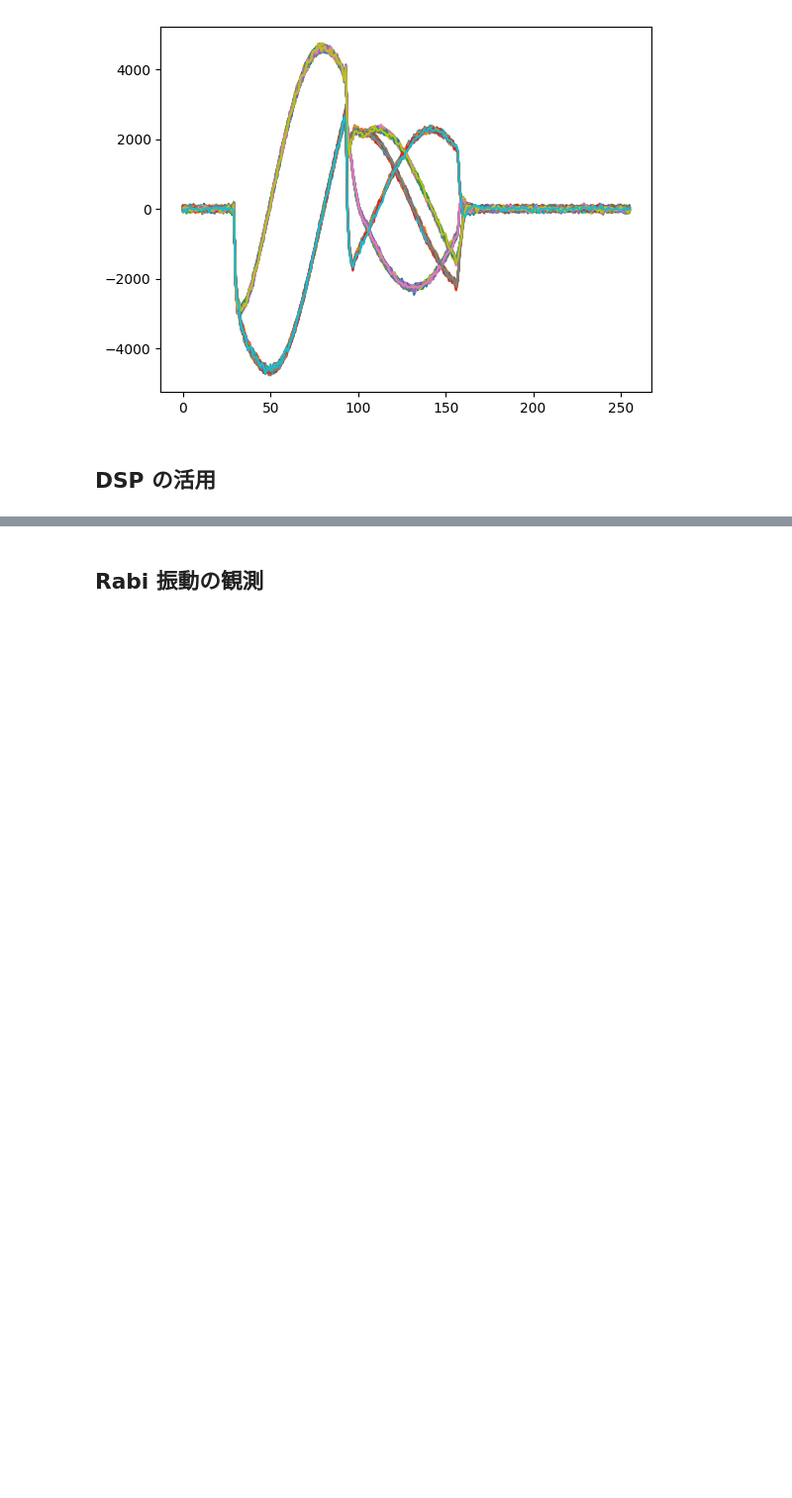
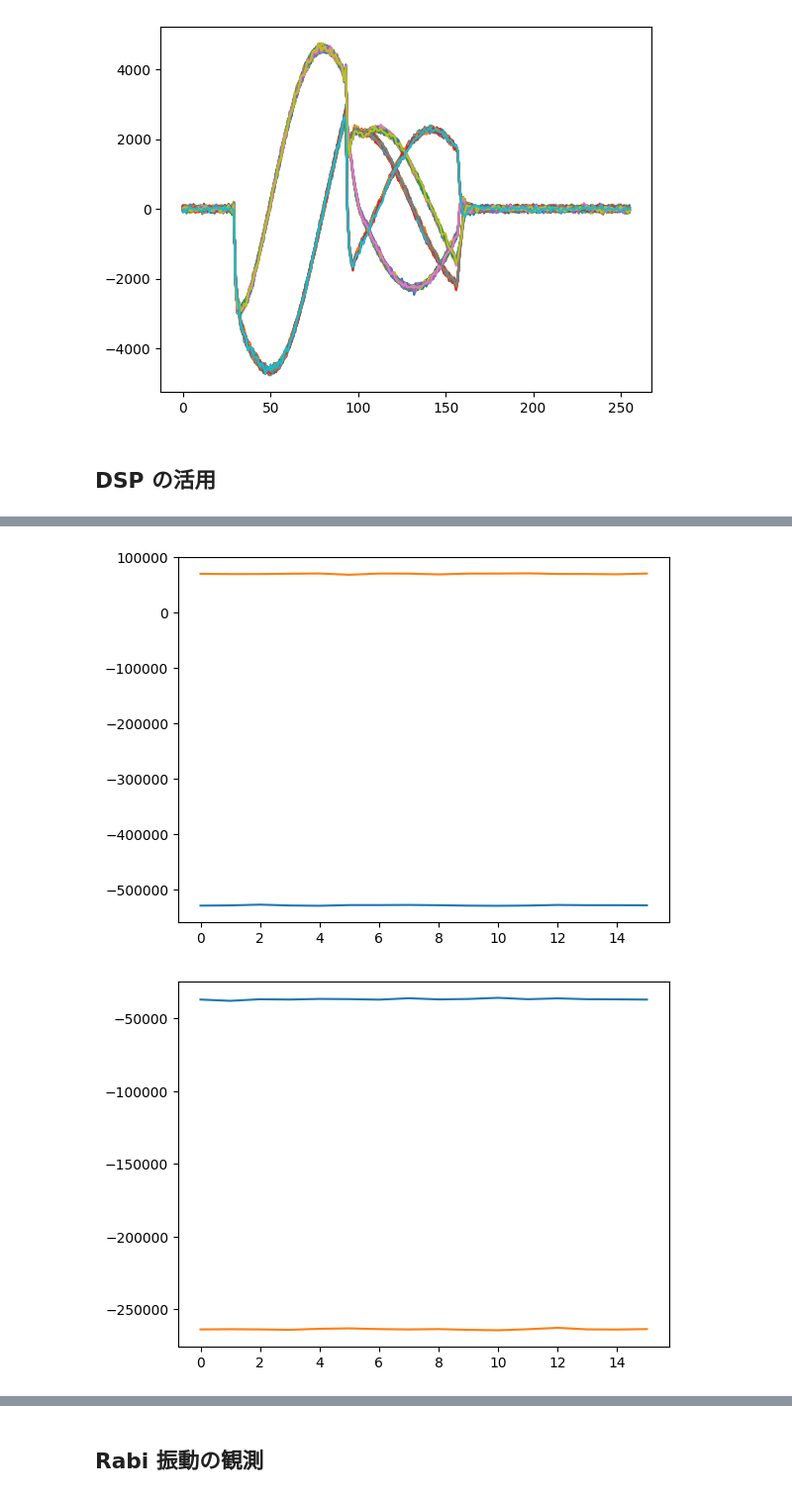
Before and after one commit to qiqb-osaka/qube-calib, a Jupyter notebook: QubeCalibMemo.ipynb, the cells around one changed output, grey strips where cells are left out. Shown at 99% size. Drawn from its saved outputs; the diff is of its cells as text; code cells hidden in the pictures; blank space fills up the shorter version.

```diff
--- a/QubeCalibMemo.ipynb
+++ b/QubeCalibMemo.ipynb
@@ -1240,0 +1358,68 @@ plt.show()
+# %%
+%matplotlib inline
+import matplotlib.pyplot as plt
+import numpy as np
+import e7awgsw
+import qubecalib as qc
+
+qube = qc.qube.Qube.create('qube_riken_1-02.yml')
+qube.gpio.write_value(0x0000) # Output
+ptx = qube.port0
+ptx.lo.mhz = 8000
+ptx.nco.mhz = 2000
+ptx.mix.vatt = 0x800
+prx = qube.port1
+prx.nco.mhz = 2000
+
+w = e7awgsw.WaveSequence(num_wait_words=16,num_repeats=16) # 1 word = 4 samples = 8 ns
+w.add_chunk(iq_samples=128*[(int(0.05*32767),0),],num_blank_words=32,num_repeats=1)
+w.add_chunk(iq_samples=64*[(0,int(0.05*32767)),],num_blank_words=16,num_repeats=1)
+
+p = e7awgsw.CaptureParam()
+p.num_integ_sections = 16
+p.add_sum_section(num_words=63, num_post_blank_words=1)
+p.add_sum_section(num_words=31, num_post_blank_words=1)
+p.capture_delay = 8*16 # [0:15][16:31][32:47]...
+p.sel_dsp_units_to_enable(
+    # e7awgsw.DspUnit.COMPLEX_FIR,
+    # e7awgsw.DspUnit.DECIMATION,
+    # e7awgsw.DspUnit.REAL_FIR,
+    # e7awgsw.DspUnit.COMPLEX_WINDOW,
+    e7awgsw.DspUnit.SUM,
+    # e7awgsw.DspUnit.INTEGRATION,
+    # e7awgsw.DspUnit.CLASSIFICATION,
+)
+
+a = qube.port0.awg0.id
+u = e7awgsw.CaptureModule.get_units(qube.port1.capt.id)[0]
+with e7awgsw.AwgCtrl(qube.ipfpga) as ac, e7awgsw.CaptureCtrl(qube.ipfpga) as cc:
+    cc.initialize(u)
+    cc.set_capture_params(u, p)
+    cc.select_trigger_awg(qube.port1.capt.id,qube.port0.awg0.id)
+    cc.enable_start_trigger(u)
+
+    ac.initialize(a)
+    ac.set_wave_sequence(a, w)
+    ac.start_awgs(a)
+
+    cc.wait_for_capture_units_to_stop(10, u)
+    cc.check_err(u)
+
+    l = p.num_integ_sections
+    m = len(p.sum_section_list)
+    n = cc.num_captured_samples(u)
+    c = np.array(cc.get_capture_data(u,n))
+    d = c[:,0] + 1j * c[:,1]
+    d = d.reshape(l, -1)
+    d = np.hsplit(d, list(range(m)[1:]))
+
+print()
+
+for di in d:
+    plt.plot(np.real(di))
+    plt.plot(np.imag(di))
+    plt.show()
+pass
+# %% [output]
+[figure, added]
+[figure, added]
```
Also changed, not shown: parts of 10 cells of this notebook.
